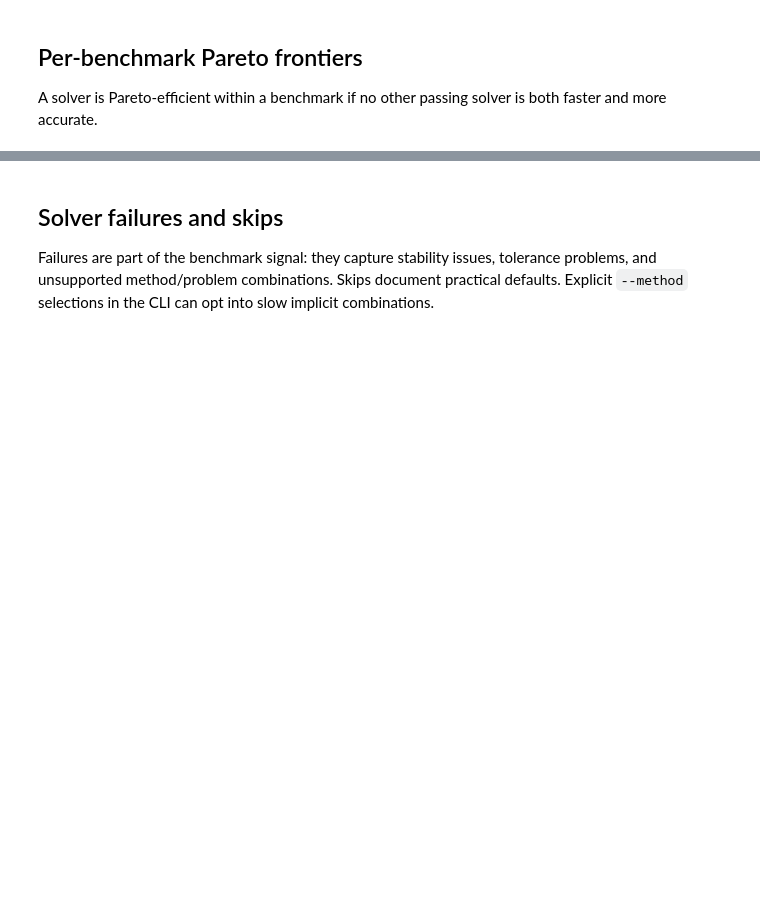
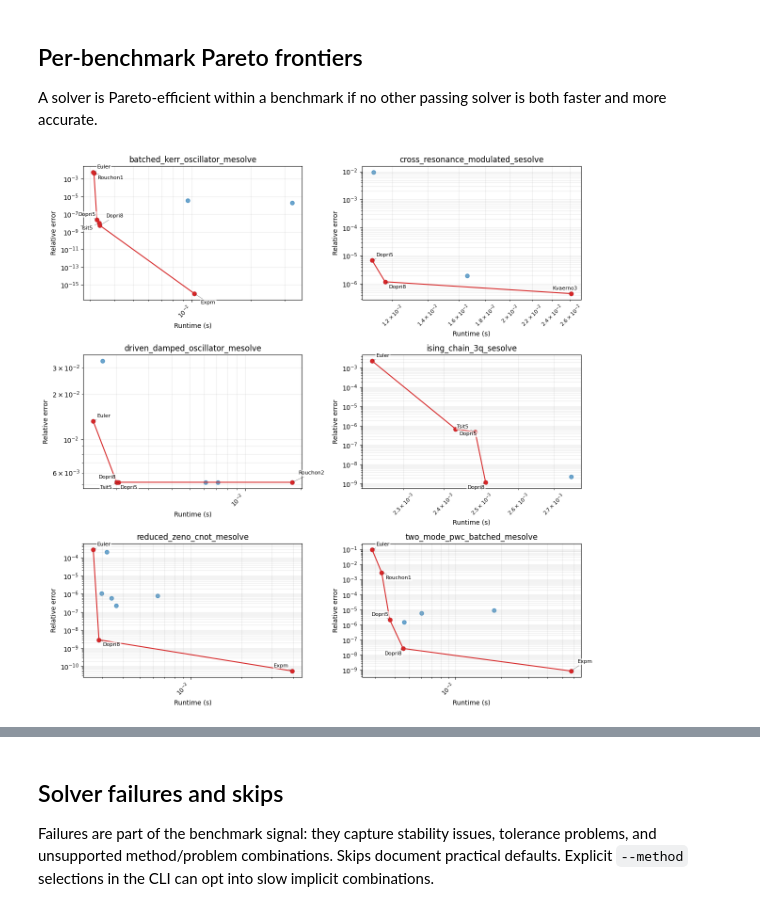
Before and after one commit to dynamiqs/dynamiqs, a Jupyter notebook: benchmark_example/dynamiqs_solver_benchmark_suite.ipynb, the cells around one changed output, grey strips where cells are left out. Cells and saved outputs as stored; diff of their text form; code cells hidden in the pictures; blank space fills up the shorter version.

Commit message:
better labeling for inplot and x-axis for mesolve benchmark

```diff
--- a/benchmark_example/dynamiqs_solver_benchmark_suite.ipynb
+++ b/benchmark_example/dynamiqs_solver_benchmark_suite.ipynb
@@ -261,6 +365,8 @@ plt.show()
 
 A solver is Pareto-efficient within a benchmark if no other passing solver is both faster and more accurate.
 # %%
+from matplotlib.ticker import LogLocator, NullFormatter
+
 def pareto_front(group):
     ordered = sorted(group, key=lambda row: row['runtime_s'])
     frontier = []
@@ -281,35 +387,66 @@ fig, axes = plt.subplots(
 
 for ax, benchmark in zip(axes.ravel(), benchmarks):
     group = [row for row in passed if row['benchmark'] == benchmark]
     frontier = pareto_front(group)
     ax.scatter(
         [row['runtime_s'] for row in group],
         [max(row['error'], 1e-16) for row in group],
         alpha=0.65,
     )
     ax.plot(
         [row['runtime_s'] for row in frontier],
         [max(row['error'], 1e-16) for row in frontier],
         color='tab:red',
         marker='o',
         label='Pareto frontier',
     )
-    for row in frontier:
+    # for row in frontier:
+    #     ax.annotate(
+    #         row['solver'], (row['runtime_s'], max(row['error'], 1e-16)), fontsize=8
+    #     )
+    offsets = [(6, 6), (6, -10), (-28, 6), (-28, -10), (10, 12), (10, -16)]
+
+    for i, row in enumerate(frontier):
+        x = row['runtime_s']
+        y = max(row['error'], 1e-16)
+        dx, dy = offsets[i % len(offsets)]
+
         ax.annotate(
-            row['solver'], (row['runtime_s'], max(row['error'], 1e-16)), fontsize=8
+            row['solver'],
+            xy=(x, y),
+            xytext=(dx, dy),
+            textcoords='offset points',
+            fontsize=8,
+            arrowprops=dict(arrowstyle='-', lw=0.5, alpha=0.6),
+            bbox=dict(boxstyle='round,pad=0.15', fc='white', alpha=0.7, lw=0),
         )
+    # ax.set_xscale('log')
+    # ax.set_yscale('log')
+    # ax.set_title(benchmark)
+    # ax.set_xlabel('Runtime (s)')
+    # ax.set_ylabel('Relative error')
+    # ax.grid(True, which='both', alpha=0.25)
     ax.set_xscale('log')
     ax.set_yscale('log')
+
+    # ax.tick_params(axis='x', labelrotation=35)
+    ax.tick_params(axis='x', which='major', labelsize=9, labelrotation=45)
+    ax.tick_params(axis='x', which='minor', labelsize=8, labelrotation=45)
+    for label in ax.get_xticklabels():
+        label.set_horizontalalignment('right')
+
     ax.set_title(benchmark)
     ax.set_xlabel('Runtime (s)')
     ax.set_ylabel('Relative error')
     ax.grid(True, which='both', alpha=0.25)
 
 for ax in axes.ravel()[len(benchmarks) :]:
     ax.axis('off')
 
 fig.tight_layout()
 plt.show()
+# %% [output]
+[figure, added]
 # %%
 plot_paths = plot_results(RESULTS_CSV, OUTPUT_DIR / 'plots')
 display(
```
Also changed, not shown: parts of 11 cells of this notebook.
